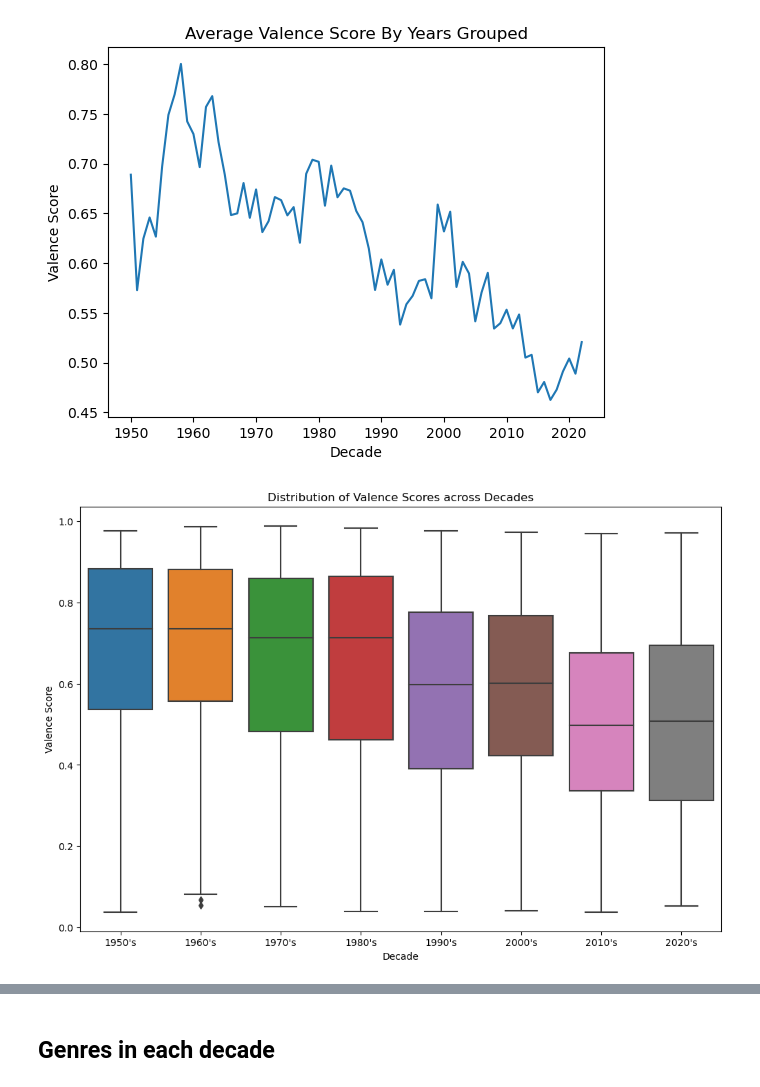
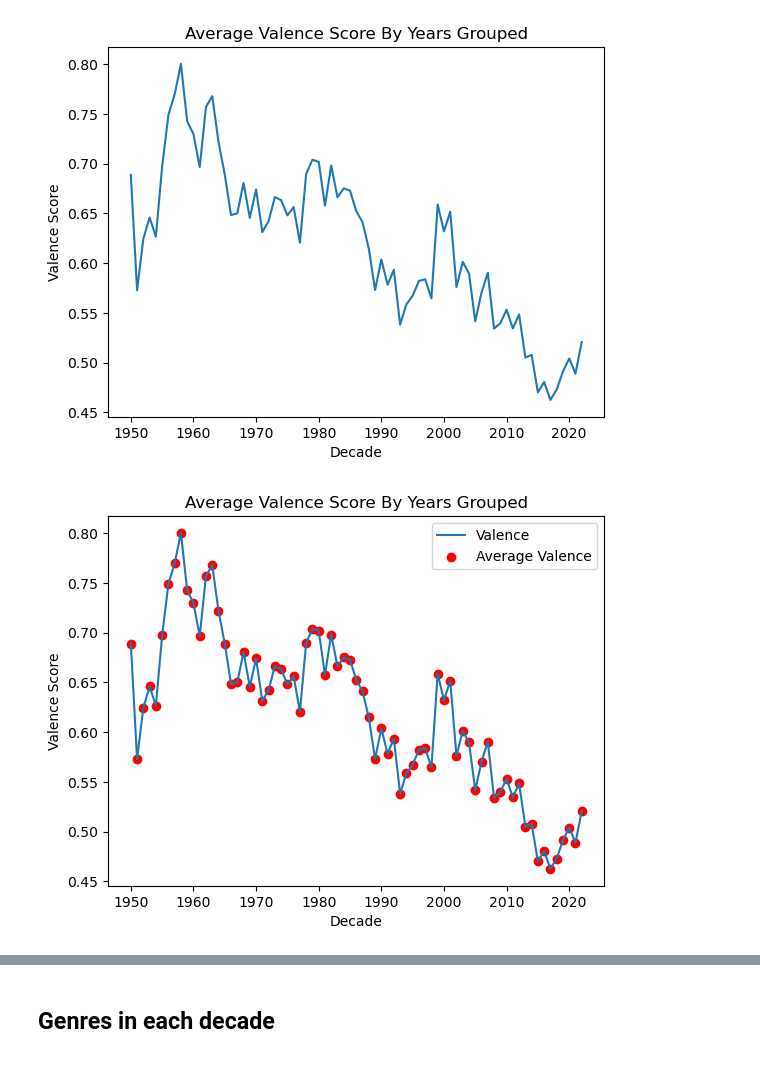
Before and after one commit to joshcb88/joshua_capstone, a Jupyter notebook: notebooks/Spotify Analysis.ipynb, the cells around one changed output, grey strips where cells are left out. Drawn from its saved outputs; the diff is of its cells as text; code cells hidden in the pictures.

```diff
--- a/notebooks/Spotify Analysis.ipynb
+++ b/notebooks/Spotify Analysis.ipynb
@@ -440,11 +456,9 @@ valence_distribution=spotifytracks[['Decade','Valence']]
-# %%
-plt.figure(figsize=(12, 8))
-sns.boxplot(data=valence_distribution, x='Decade', y='Valence')
-plt.title('Distribution of Valence Scores across Decades')
-plt.xlabel('Decade')
-plt.ylabel('Valence Score')
-plt.show()
-## Per the distrubution, the 1950's and 1960's seem to be about equal, but the 1950's having
-## a slightly more positive valence score on average.
-# %% [output]
-[figure, removed]
+# %%
+plt.plot('Year', 'Valence', data=average_valence)
+plt.scatter('Year', 'Valence', data=average_valence, color='red', label='Average Valence')
+plt.xlabel('Decade')
+plt.ylabel('Valence Score')
+plt.title('Average Valence Score By Years Grouped')
+plt.legend();
+# %% [output]
+[figure, added]
```
Also changed, not shown: parts of 156 cells of this notebook, 3 other files.
